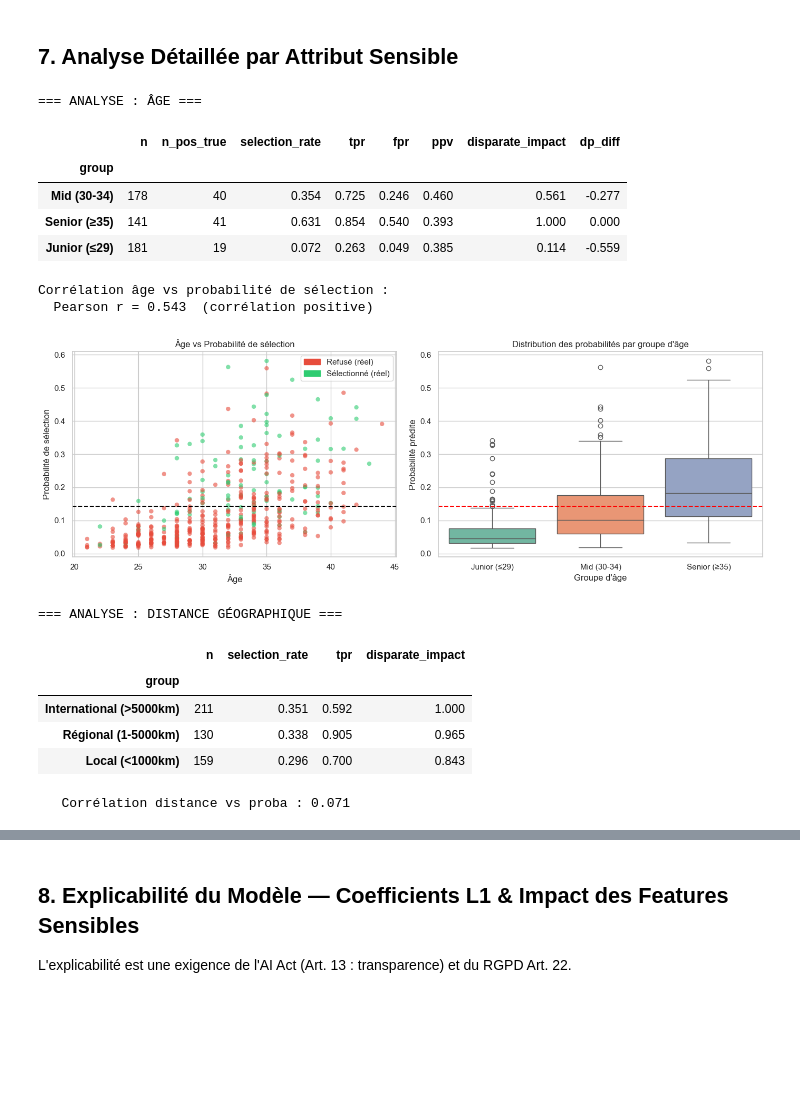
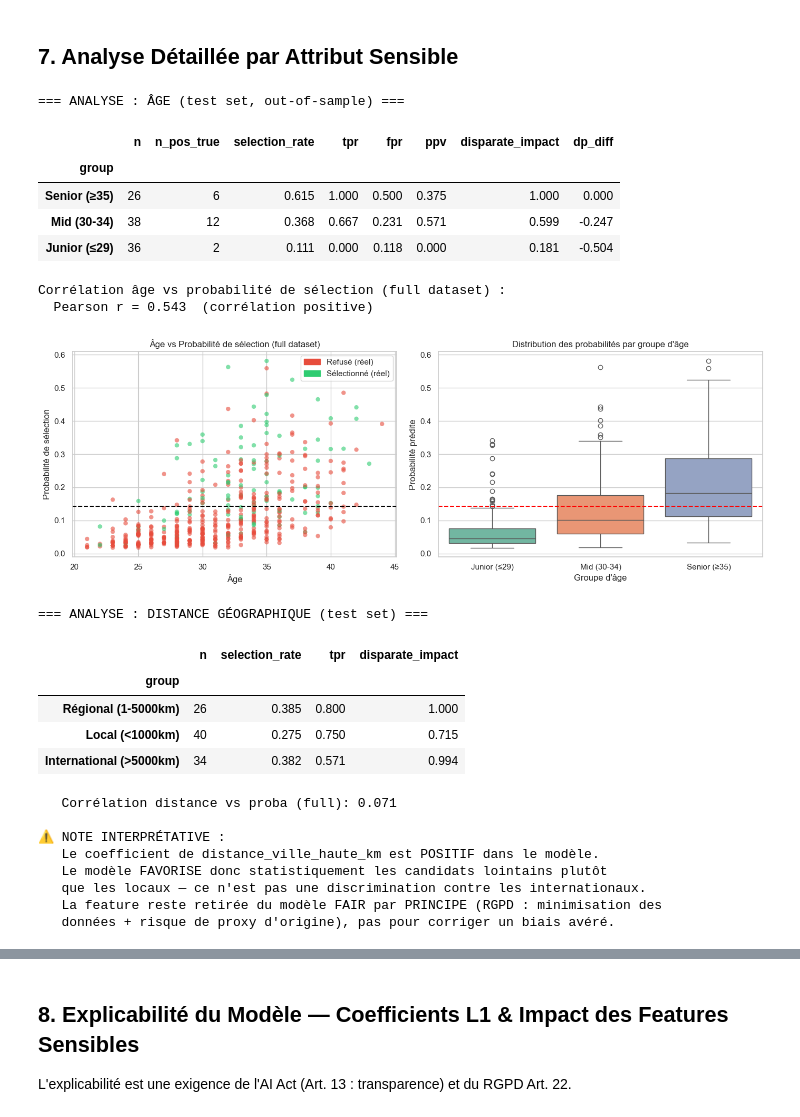
Before and after one commit to CVision-dlz/CVision, a Jupyter notebook: backend/notebooks/fairness_audit_comp.ipynb, the cells around one changed output, grey strips where cells are left out. Cells and saved outputs as stored; diff of their text form; code cells hidden in the pictures; blank space fills up the shorter version.

```diff
--- a/backend/notebooks/fairness_audit_comp.ipynb
+++ b/backend/notebooks/fairness_audit_comp.ipynb
@@ -277,32 +325,40 @@ def compute_fairness_metrics(df, group_col, y_true_col='passed_next_stage',
 # %%
+# Reconstruction de la vue test avec les colonnes de groupes maintenant disponibles
+df_audit_test = df_audit[df_audit['split'] == 'test'].copy()
+
 # ── Calcul des métriques pour chaque attribut sensible ──────────────────────
+# NB : `target_role` est volontairement ABSENT de cette table.
+# Le rôle visé n'est pas une caractéristique protégée — c'est la définition du poste.
+# Des disparités inter-rôles sont attendues (critères différents) ; elles sont
+# analysées séparément en Section 7.3 comme "disparités opérationnelles".
 sensitive_attrs = {
     'Âge (groupe)': 'age_group',
     'Distance géographique': 'geo_group',
     'Francophonie': 'fr_speaker',
     'Niveau éducation': 'edu_level',
     'Prestige école': 'edu_score_group',
-    'Rôle visé': 'target_role',
 }
 
+# /!\ Audit OUT-OF-SAMPLE : on utilise df_audit_test (test set) et non df_audit
 all_metrics = {}
 summary_rows = []
 
 for label, col in sensitive_attrs.items():
-    metrics, dp_gap = compute_fairness_metrics(df_audit, col)
+    metrics, dp_gap, eod_gap = compute_fairness_metrics(df_audit_test, col)
     all_metrics[label] = metrics
 
-    max_di = metrics['disparate_impact'].min()  # valeur la plus basse = plus discriminatoire
-    alert = '🔴 ALERTE' if max_di < 0.80 or dp_gap > 0.10 else ('🟡 Attention' if dp_gap > 0.05 else '🟢 OK')
+    di_min = metrics['disparate_impact'].min()
+    alert = '🔴 ALERTE' if di_min < 0.80 or dp_gap > 0.10 else ('🟡 Attention' if dp_gap > 0.05 else '🟢 OK')
 
     summary_rows.append({
         'Attribut': label,
         'DP Gap (max-min)': round(dp_gap, 4),
-        'Disparate Impact min': round(max_di, 4),
+        'Disparate Impact min': round(di_min, 4),
+        'EOD Gap (max-min TPR)': round(eod_gap, 4) if not np.isnan(eod_gap) else np.nan,
         'Statut': alert,
     })
 
 summary_df = pd.DataFrame(summary_rows).set_index('Attribut')
-print('=== RÉSUMÉ DE L\'AUDIT D\'ÉQUITÉ ===')
+print('=== RÉSUMÉ DE L\'AUDIT D\'ÉQUITÉ (test set, out-of-sample) ===')
 display(summary_df)
 # %% [output]
@@ -477,61 +560,77 @@ plt.show()
 # %% [markdown]
 ## 7. Analyse Détaillée par Attribut Sensible
 # %%
-# ── 7.1 : Âge — analyse approfondie ─────────────────────────────────────────
-print('=== ANALYSE : ÂGE ===')
+# ── 7.1 : Âge — analyse approfondie (test set) ──────────────────────────────
+print('=== ANALYSE : ÂGE (test set, out-of-sample) ===')
 print()
 metrics_age = all_metrics['Âge (groupe)']
 display(metrics_age[['n', 'n_pos_true', 'selection_rate', 'tpr', 'fpr', 'ppv', 'disparate_impact', 'dp_diff']].round(3))
 
 print()
-print('Corrélation âge vs probabilité de sélection :')
+# Corrélation calculée sur tout le dataset (la corrélation est une mesure descriptive,
+# pas une métrique de performance, donc le full dataset est adapté ici)
+print('Corrélation âge vs probabilité de sélection (full dataset) :')
 corr = df_audit[['age', 'proba']].corr().iloc[0, 1]
 print(f'  Pearson r = {corr:.3f}  ({"corrélation positive" if corr > 0 else "corrélation négative"})')
 
-# Scatter âge vs proba
 fig, axes = plt.subplots(1, 2, figsize=(14, 5))
 
 axes[0].scatter(df_audit['age'], df_audit['proba'],
                 c=df_audit['passed_next_stage'].map({0: '#e74c3c', 1: '#2ecc71'}),
                 alpha=0.6, edgecolors='none')
 axes[0].axhline(best_threshold, color='black', linestyle='--', lw=1.5, label=f'Seuil {best_threshold:.2f}')
 axes[0].set_xlabel('Âge')
 axes[0].set_ylabel('Probabilité de sélection')
-axes[0].set_title('Âge vs Probabilité de sélection')
+axes[0].set_title('Âge vs Probabilité de sélection (full dataset)')
 red_patch = mpatches.Patch(color='#e74c3c', label='Refusé (réel)')
 green_patch = mpatches.Patch(color='#2ecc71', label='Sélectionné (réel)')
 axes[0].legend(handles=[red_patch, green_patch])
 
 sns.boxplot(data=df_audit, x='age_group', y='proba', ax=axes[1],
             palette='Set2', order=['Junior (≤29)', 'Mid (30-34)', 'Senior (≥35)'])
 axes[1].axhline(best_threshold, color='red', linestyle='--', lw=1.5)
 axes[1].set_title('Distribution des probabilités par groupe d\'âge')
 axes[1].set_xlabel('Groupe d\'âge')
 axes[1].set_ylabel('Probabilité prédite')
 
 plt.tight_layout()
 plt.show()
 # %% [output]
-=== ANALYSE : ÂGE ===
+=== ANALYSE : ÂGE (test set, out-of-sample) ===
 |  | n | n_pos_true | selection_rate | tpr | fpr | ppv | disparate_impact | dp_diff |
 | group |  |  |  |  |  |  |  |  |
-| Mid (30-34) | 178 | 40 | 0.354 | 0.725 | 0.246 | 0.460 | 0.561 | -0.277 |
-| Senior (≥35) | 141 | 41 | 0.631 | 0.854 | 0.540 | 0.393 | 1.000 | 0.000 |
-| Junior (≤29) | 181 | 19 | 0.072 | 0.263 | 0.049 | 0.385 | 0.114 | -0.559 |
+| Senior (≥35) | 26 | 6 | 0.615 | 1.000 | 0.500 | 0.375 | 1.000 | 0.000 |
+| Mid (30-34) | 38 | 12 | 0.368 | 0.667 | 0.231 | 0.571 | 0.599 | -0.247 |
+| Junior (≤29) | 36 | 2 | 0.111 | 0.000 | 0.118 | 0.000 | 0.181 | -0.504 |
-Corrélation âge vs probabilité de sélection :
+Corrélation âge vs probabilité de sélection (full dataset) :
   Pearson r = 0.543  (corrélation positive)
-[figure, old version]
+[figure, new version]
 # %%
-# ── 7.2 : Distance géographique ──────────────────────────────────────────────
-print('=== ANALYSE : DISTANCE GÉOGRAPHIQUE ===')
+# ── 7.2 : Distance géographique (test set) ──────────────────────────────────
+print('=== ANALYSE : DISTANCE GÉOGRAPHIQUE (test set) ===')
 display(all_metrics['Distance géographique'][['n', 'selection_rate', 'tpr', 'disparate_impact']].round(3))
-print(f'   Corrélation distance vs proba : {df_audit[["distance_ville_haute_km", "proba"]].corr().iloc[0, 1]:.3f}')
+print(
+    f'   Corrélation distance vs proba (full): {df_audit[["distance_ville_haute_km", "proba"]].corr().iloc[0, 1]:.3f}')
+print()
+print('⚠ NOTE INTERPRÉTATIVE :')
+print('   Le coefficient de distance_ville_haute_km est POSITIF dans le modèle.')
+print('   Le modèle FAVORISE donc statistiquement les candidats lointains plutôt')
+print('   que les locaux — ce n\'est pas une discrimination contre les internationaux.')
+print('   La feature reste retirée du modèle FAIR par PRINCIPE (RGPD : minimisation des')
+print('   données + risque de proxy d\'origine), pas pour corriger un biais avéré.')
 # %% [output]
-=== ANALYSE : DISTANCE GÉOGRAPHIQUE ===
+=== ANALYSE : DISTANCE GÉOGRAPHIQUE (test set) ===
 |  | n | selection_rate | tpr | disparate_impact |
 | group |  |  |  |  |
-| International (>5000km) | 211 | 0.351 | 0.592 | 1.000 |
-| Régional (1-5000km) | 130 | 0.338 | 0.905 | 0.965 |
-| Local (<1000km) | 159 | 0.296 | 0.700 | 0.843 |
+| Régional (1-5000km) | 26 | 0.385 | 0.800 | 1.000 |
+| Local (<1000km) | 40 | 0.275 | 0.750 | 0.715 |
+| International (>5000km) | 34 | 0.382 | 0.571 | 0.994 |
-   Corrélation distance vs proba : 0.071
+   Corrélation distance vs proba (full): 0.071
+
+⚠ NOTE INTERPRÉTATIVE :
+   Le coefficient de distance_ville_haute_km est POSITIF dans le modèle.
+   Le modèle FAVORISE donc statistiquement les candidats lointains plutôt
+   que les locaux — ce n'est pas une discrimination contre les internationaux.
+   La feature reste retirée du modèle FAIR par PRINCIPE (RGPD : minimisation des
+   données + risque de proxy d'origine), pas pour corriger un biais avéré.
 # %%
```
Also changed, not shown: parts of 32 cells of this notebook.
